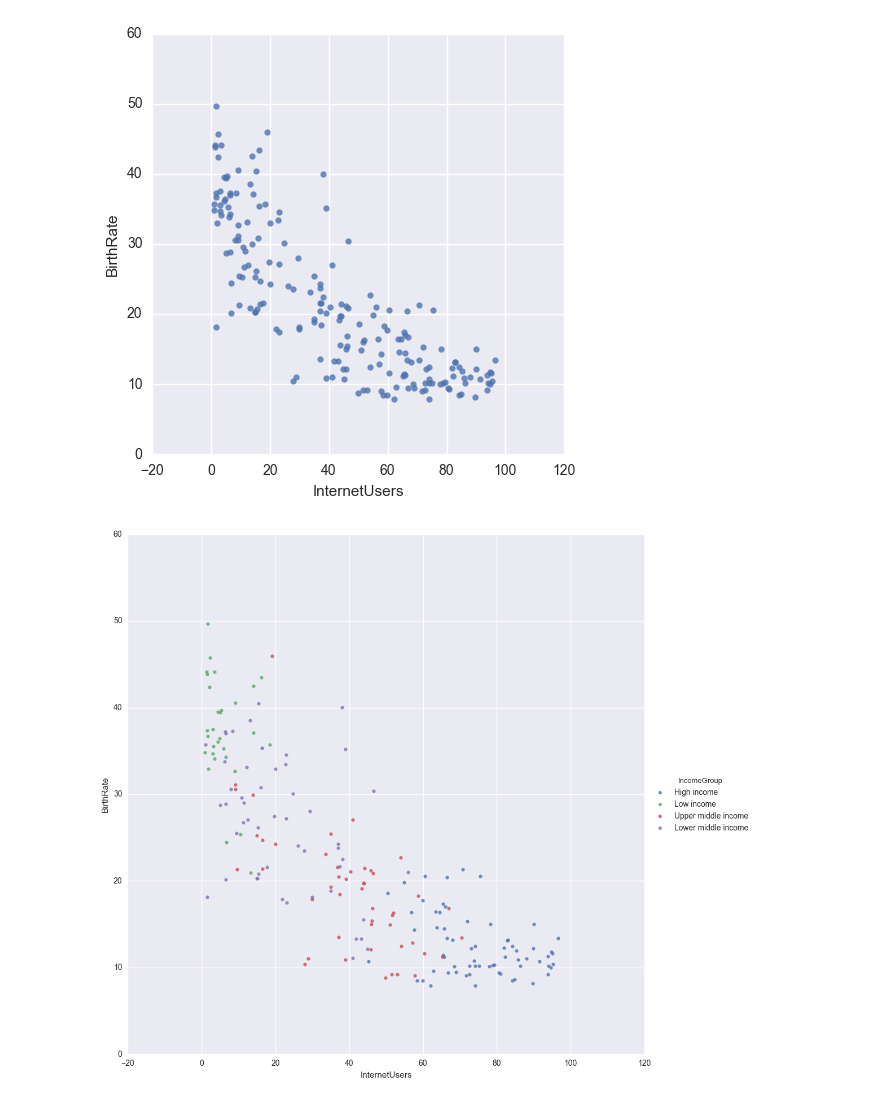
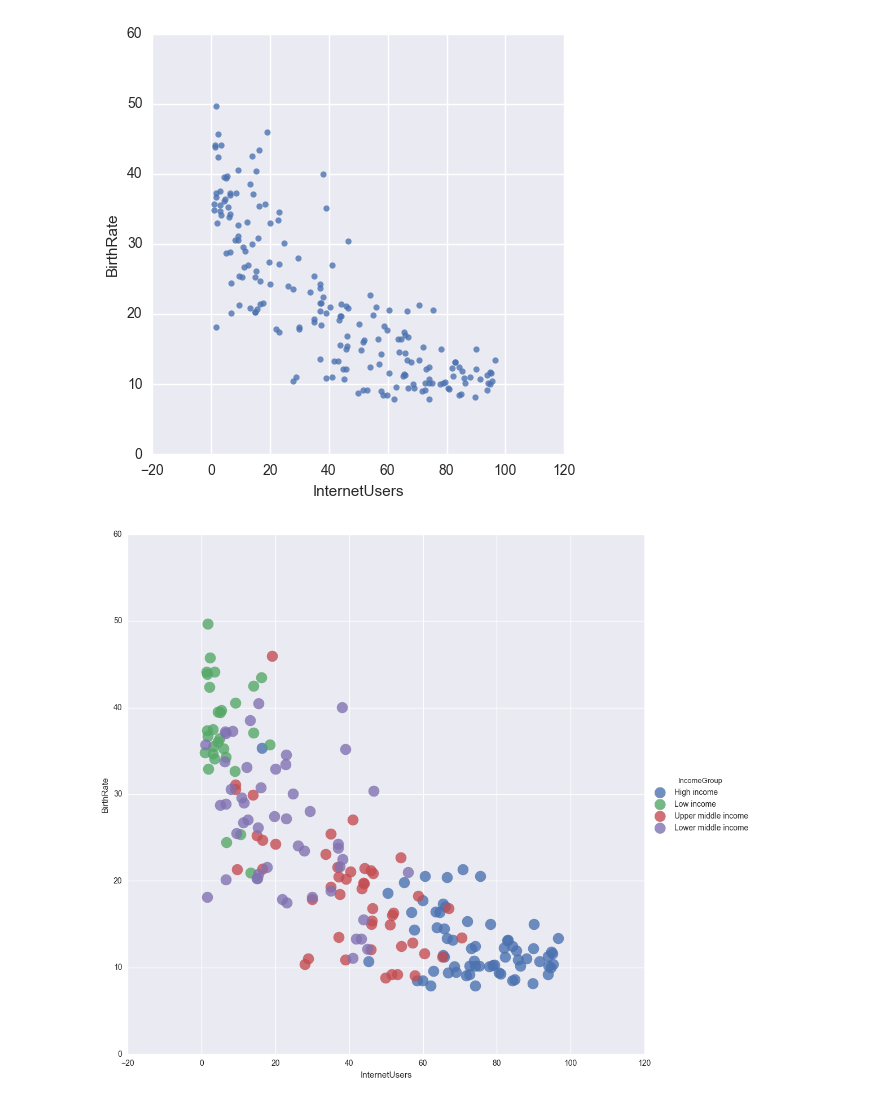
Before and after one commit to jamesferry11/Jupyter-Notebooks, a Jupyter notebook: Import/Dataframes.ipynb, the cells around one changed output. Saved outputs shown, nothing was run; the diff lists cells and outputs as text; code cells hidden in the pictures.

```diff
--- a/Import/Dataframes.ipynb
+++ b/Import/Dataframes.ipynb
@@ -603,6 +603,7 @@ vis3 = sns.lmplot(x='InternetUsers', y='BirthRate', data=stats, fit_reg=False)
 [figure]
 # %%
 vis3 = sns.lmplot(x='InternetUsers', y='BirthRate', \
-                  data=stats, fit_reg=False, hue='IncomeGroup', size =10, aspect=1)
+                  data=stats, fit_reg=False, hue='IncomeGroup', \
+                  size =10, aspect=1, scatter_kws={"s":200})
 # %% [output]
-[figure, old version]
+[figure, new version]
```
Also changed, not shown: parts of 3 cells of this notebook.
